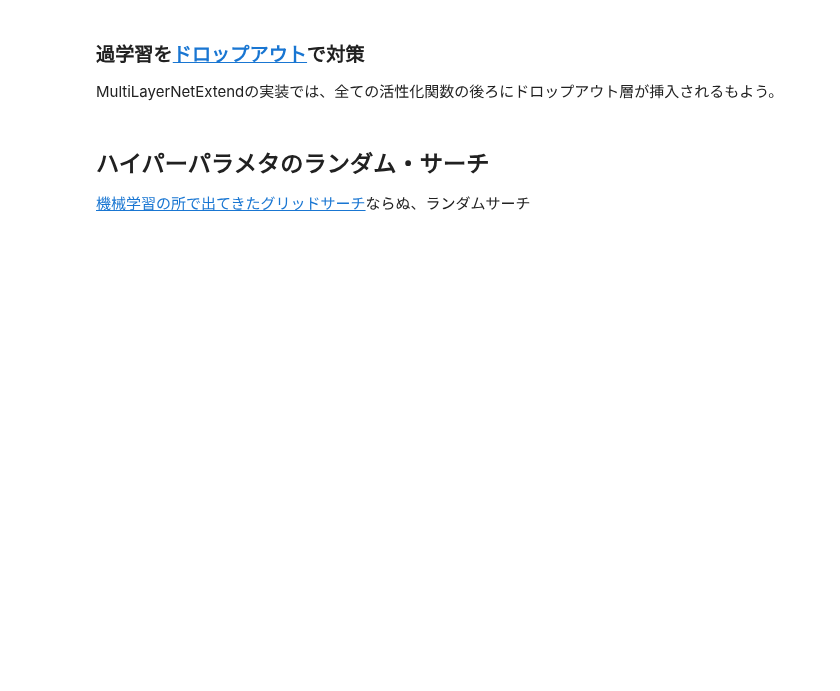
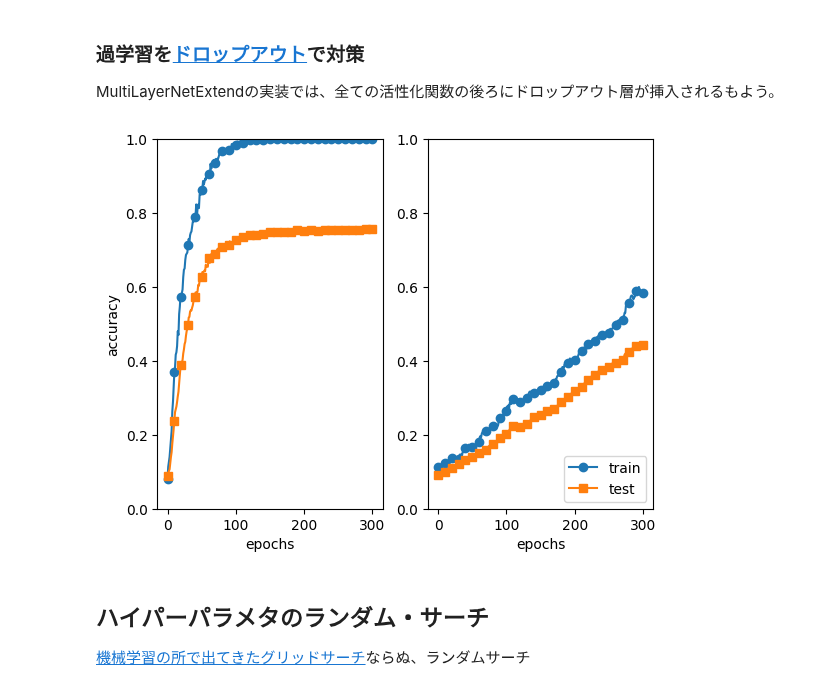
Before and after one commit to OpenTouryoProject/DxCommon, a Jupyter notebook: Notebook/Jupyter/path/KasagoDL4.ipynb, the cells around one changed output. Cells and saved outputs as stored; diff of their text form; code cells hidden in the pictures; blank space fills up the shorter version.

```diff
--- a/Notebook/Jupyter/path/KasagoDL4.ipynb
+++ b/Notebook/Jupyter/path/KasagoDL4.ipynb
@@ -20,0 +23,13 @@
+# %%
+# ログの一時無効化
+import sys
+import os
+
+class SuppressOutput:
+    def __enter__(self):
+        self._original_stdout = sys.stdout
+        sys.stdout = open(os.devnull, 'w')
+
+    def __exit__(self, exc_type, exc_value, traceback):
+        sys.stdout.close()
+        sys.stdout = self._original_stdout
@@ -899,35 +1033,38 @@ trainer1 = Trainer(network1, x_train, t_train, x_test, t_test,
                   optimizer='sgd', optimizer_param={'lr': 0.01}, verbose=True)
 
 trainer2 = Trainer(network2, x_train, t_train, x_test, t_test,
                   epochs=301, mini_batch_size=100,
                   optimizer='sgd', optimizer_param={'lr': 0.01}, verbose=True)
 
 # 2:訓練の開始==========
-trainer1.train()
-trainer2.train()
+with SuppressOutput():
+    trainer1.train()
+    trainer2.train()
 
 train_acc_list1, test_acc_list1 = trainer1.train_acc_list, trainer1.test_acc_list
 train_acc_list2, test_acc_list2 = trainer2.train_acc_list, trainer2.test_acc_list
 
 # グラフの描画==========
 markers = {'train': 'o', 'test': 's'}
 x = np.arange(len(train_acc_list1))
 
 # subplot
 plt.subplot(1, 2, 1)
 plt.plot(x, train_acc_list1, marker='o', label='train', markevery=10)
 plt.plot(x, test_acc_list1, marker='s', label='test', markevery=10)
 plt.xlabel("epochs")
 plt.ylabel("accuracy")
 plt.ylim(0, 1.0)
 plt.subplot(1, 2, 2)
 plt.plot(x, train_acc_list2, marker='o', label='train', markevery=10)
 plt.plot(x, test_acc_list2, marker='s', label='test', markevery=10)
 plt.xlabel("epochs")
 #plt.ylabel("accuracy")
 plt.ylim(0, 1.0)
 plt.legend(loc='lower right')
 plt.show()
+# %% [output]
+[figure, added]
 # %% [markdown]
 ## ハイパーパラメタのランダム・サーチ
 [機械学習の所で出てきたグリッドサーチ](ScikitLearnTraining5.ipynb)ならぬ、ランダムサーチ
```
Also changed, not shown: parts of 24 cells of this notebook, 7 other files.
